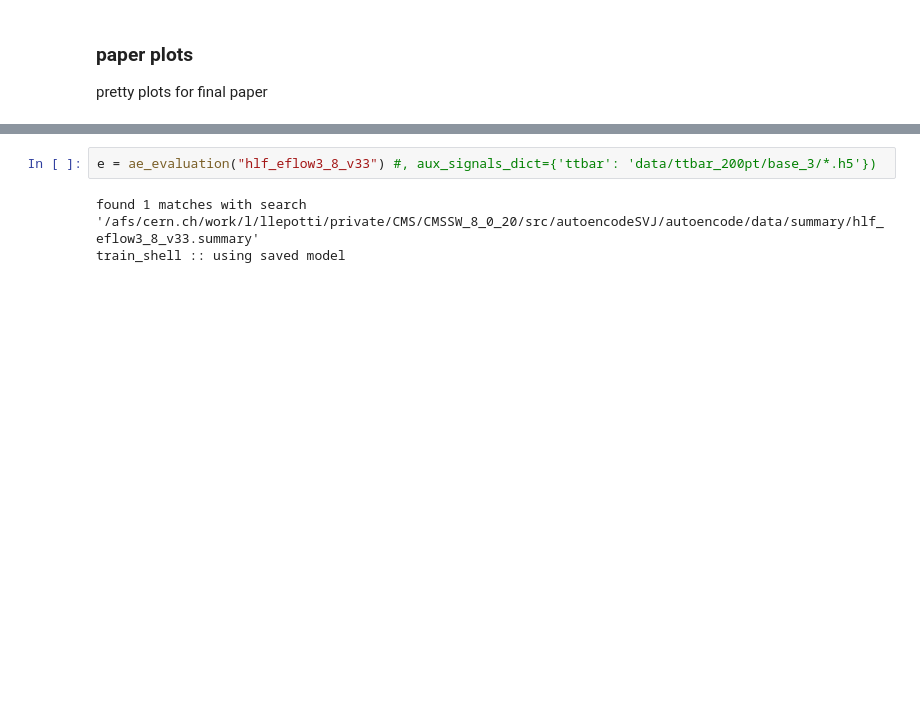
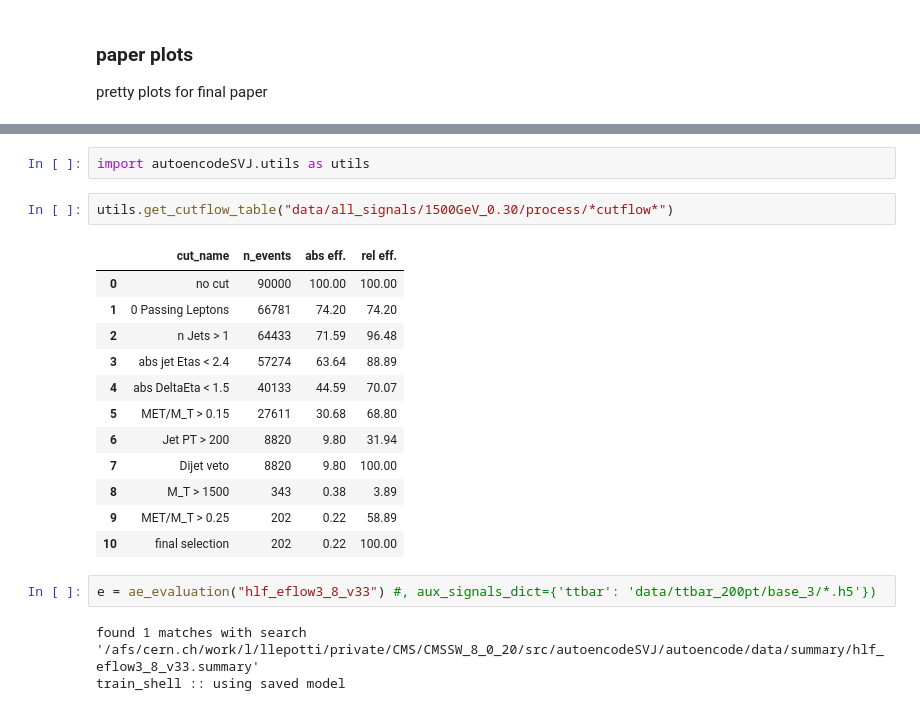
Before and after one commit to luclepot/SVJ, a Jupyter notebook: plots.ipynb, the cells around one changed output, grey strips where cells are left out. Saved outputs shown, nothing was run; the diff lists cells and outputs as text; blank space fills up the shorter version.

```diff
--- a/plots.ipynb
+++ b/plots.ipynb
@@ -27,3 +125,20 @@ utils.summary().cfilter(
+# %%
+import autoencodeSVJ.utils as utils
+# %%
+utils.get_cutflow_table("data/all_signals/1500GeV_0.30/process/*cutflow*")
+# %% [output]
+|  | cut_name | n_events | abs eff. | rel eff. |
+| 0 | no cut | 90000 | 100.00 | 100.00 |
+| 1 | 0 Passing Leptons | 66781 | 74.20 | 74.20 |
+| 2 | n Jets > 1 | 64433 | 71.59 | 96.48 |
+| 3 | abs jet Etas < 2.4 | 57274 | 63.64 | 88.89 |
+| 4 | abs DeltaEta < 1.5 | 40133 | 44.59 | 70.07 |
+| 5 | MET/M_T > 0.15 | 27611 | 30.68 | 68.80 |
+| 6 | Jet PT > 200 | 8820 | 9.80 | 31.94 |
+| 7 | Dijet veto | 8820 | 9.80 | 100.00 |
+| 8 | M_T > 1500 | 343 | 0.38 | 3.89 |
+| 9 | MET/M_T > 0.25 | 202 | 0.22 | 58.89 |
+| 10 | final selection | 202 | 0.22 | 100.00 |
 # %%
 e = ae_evaluation("hlf_eflow3_8_v33") #, aux_signals_dict={'ttbar': 'data/ttbar_200pt/base_3/*.h5'})
 # %% [output]
```
Also changed, not shown: parts of 10 cells of this notebook.
